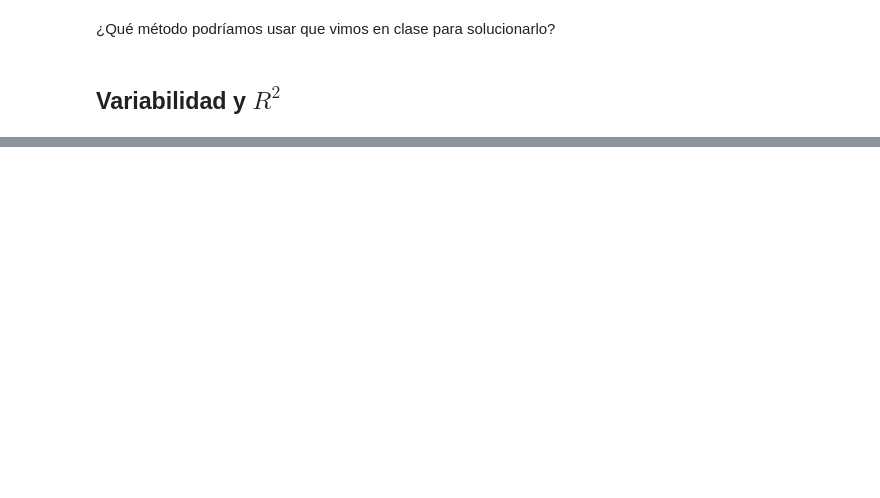
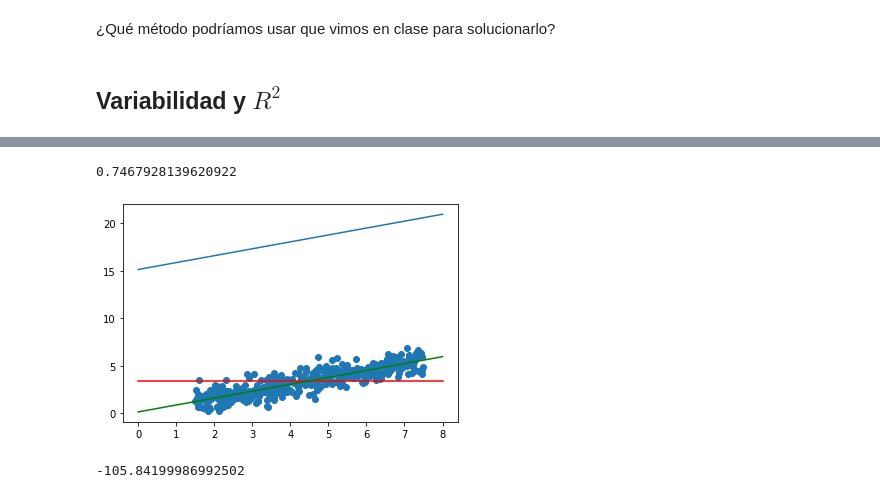
Before and after one commit to FIUBA-Posgrado-Inteligencia-Artificial/intro_ia, a Jupyter notebook: clase_4/jupyterbooks/Regresión Lineal - Continuación.ipynb, the cells around one changed output, grey strips where cells are left out. Saved outputs shown, nothing was run; the diff lists cells and outputs as text; code cells hidden in the pictures; blank space fills up the shorter version.

```diff
--- a/clase_4/jupyterbooks/Regresión Lineal - Continuación.ipynb
+++ b/clase_4/jupyterbooks/Regresión Lineal - Continuación.ipynb
@@ -273,3 +262,24 @@ lrb_r2
+# %%
+lrb_r2_
+# %% [output]
+0.7467928139620922
+# %%
+f , ax = plt.subplots()
+eje = np.linspace(0,8,400)
+ax.scatter(X_train, y_train)
+
+ax.plot(eje,linear_regression_b.predict(eje))
+ax.plot(eje,np.ones(eje.shape)*np.mean(y_train), color='red')
+ax.plot(eje,linear_regression_b.predict(eje)-15, color='green')
+
+
+plt.show()
+# %% [output]
+[figure, added]
+# %%
+lrb_r2
+# %% [output]
+-105.84199986992502
 # %%
 ## Calculamos el R2 para el modelo constante
 constant_model = ConstantModel()
```
Also changed, not shown: parts of 35 cells of this notebook, 20 other files.
